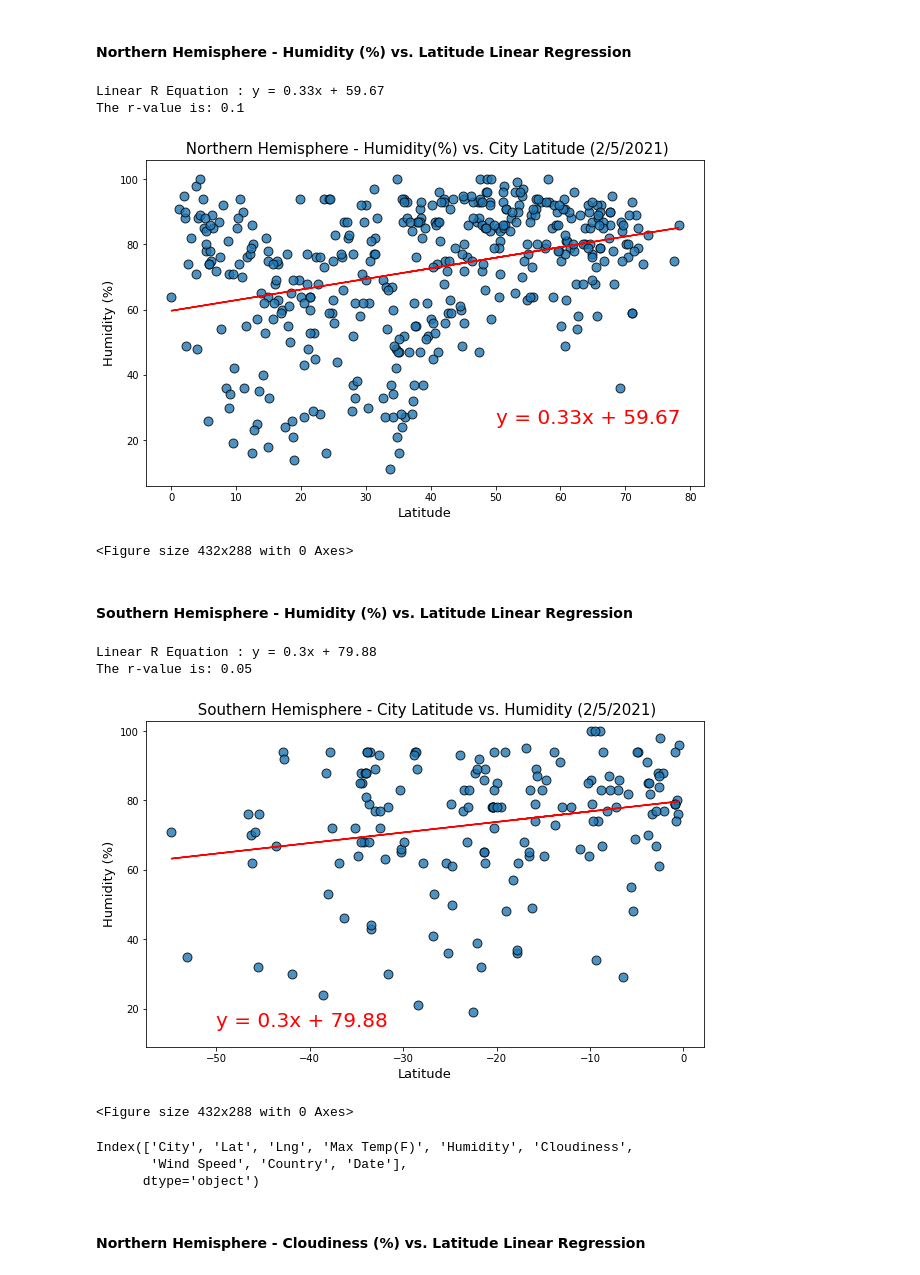
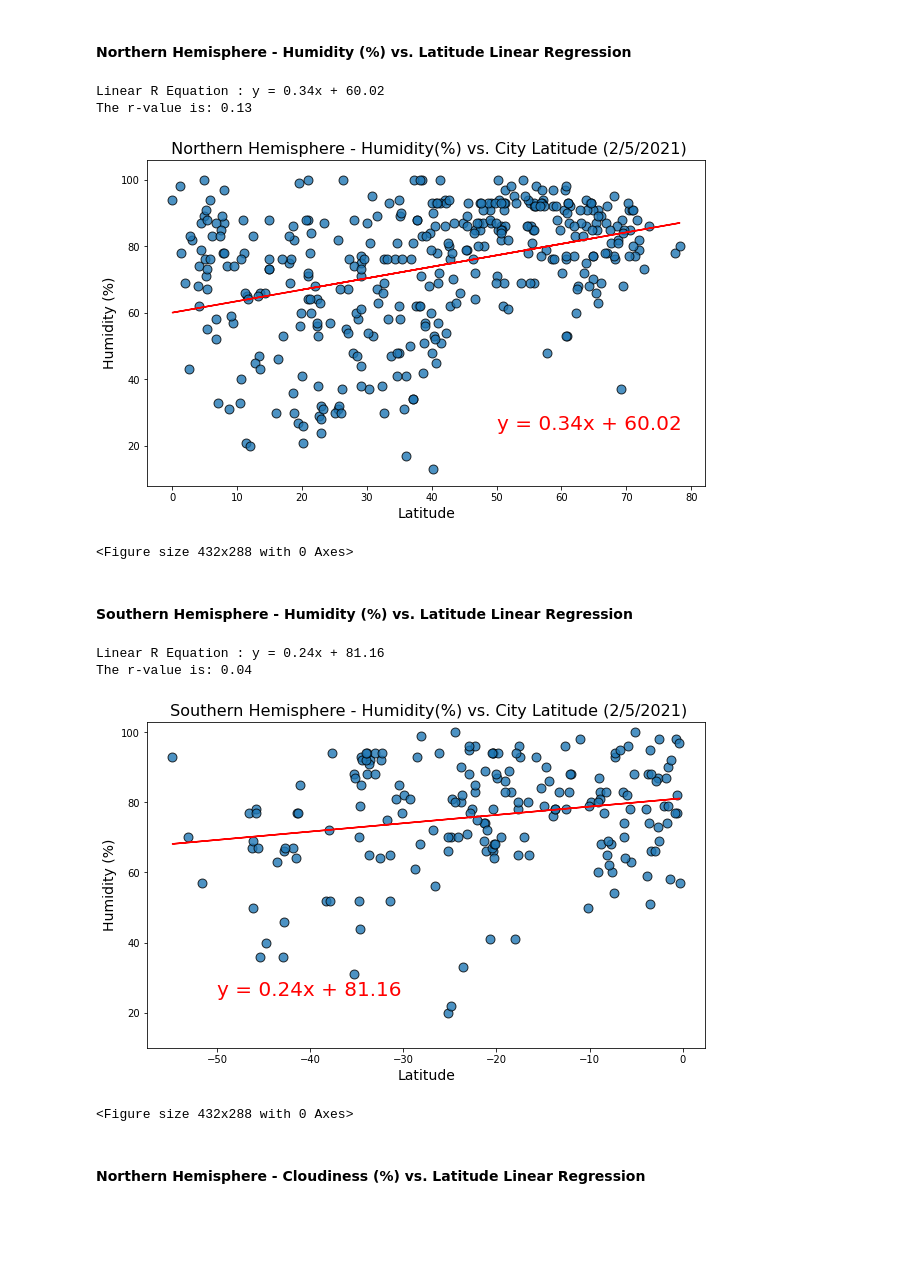
Before and after one commit to divya-gh/python-api-challenge, a Jupyter notebook: WeatherPy/WeatherPy.ipynb, the cells around one changed output. Cells and saved outputs as stored; diff of their text form; code cells hidden in the pictures; blank space fills up the shorter version.

```diff
--- a/WeatherPy/WeatherPy.ipynb
+++ b/WeatherPy/WeatherPy.ipynb
@@ -82,38 +84,39 @@ city_date = []
 print("Beginning Data Retrieval\n -----------------------------")
 
 for city in cities:
-    #Set counter for number of sets to return
-    if count % 50 == 0:
-            sets+=1
-
     # Build Final query URL
-    final_url = requote_uri(f"{base_url}appid={weather_api_key}&units={units}&q={city}")
-    #print(final_url)
+    final_url = requote_uri(f"{url}{city}")
 
     #Make API calls to each city
     response = requests.get(final_url).json()
+    #print(final_url)
+
+    print(f'Processing Record {count} of Set {sets} | {city}')
 
     #Since some data may be missing , use try-except to skip any that are missing a data point.
     try:
-        print(f'Processing Record {count} of Set {sets} | {city}')
-
         #Fetching 'weather data' from the 'json resonse' from the API call
-        max_temp.append(response['main']['temp_max'])
         city_name.append(response['name'])
         city_lat.append(response['coord']['lat'])
         city_lng.append(response['coord']['lon'])
+        max_temp.append(response['main']['temp_max'])
+        #print(response['main']['temp_max'])
         city_humidity.append(response['main']['humidity'])
         city_cloudiness.append(response['clouds']['all'])
         city_windspeed.append(response['wind']['speed'])
         country.append(response['sys']['country'])
         city_date.append(response['dt'])
-        #print(city_date)
-        #Incrementing city index
-        count+=1
 
     except KeyError:
         print("City not found. Skipping...")
-        count+=1 #increment city index after missing cities
+    count+=1  #increment city index after missing cities
+    #Set counter for number of sets to return
+    if count % 50 == 0:
+        sets+=1
+
+print('''-----------------------------
+      Data Retrieval Complete
+      -----------------------------''')
 # %% [output]
 Beginning Data Retrieval
  -----------------------------
@@ -364,10 +374,10 @@ def LR_Scatterplot(x, y, reg_value,line_eq, title, ylabel, ymin, ymax, lmin, lma
     plt.scatter(x,y , alpha=.8, s=80, edgecolor="black")
     plt.plot(x,reg_value,"r-")
     plt.annotate(line_eq,(lmin,max(y)+lmax),fontsize=20,color="red")
-    plt.title(title, fontsize = 15)
+    plt.title(title, fontsize = 16 , color ='black')
     plt.ylim(min(y) -ymin, max(y) +ymax)
-    plt.xlabel("Latitude" , fontsize = 13)
-    plt.ylabel(ylabel , fontsize = 13)
+    plt.xlabel("Latitude" , fontsize = 14 ,color ='black')
+    plt.ylabel(ylabel , fontsize = 14 , color ='black')
     plt.show()
     plt.tight_layout()
 # %%
@@ -490,8 +495,8 @@ rvalue_N_Humid , line_eq_N_Humid, regress_values_N_Humid= linarequation(x_axis_N
 print(f'Linear R Equation : {line_eq_N_Humid}')
 print(f"The r-value is: {round(rvalue_N_Humid**2,2)}")
 # %% [output]
-Linear R Equation : y = 0.33x + 59.67
-The r-value is: 0.1
+Linear R Equation : y = 0.34x + 60.02
+The r-value is: 0.13
 # %%
 #plotting scatter Northern Hemisphere - Humidity (%) vs. Latitude with Linear Regression
 #Set Title and Label for the pLot
@@ -516,7 +521,7 @@ scatterplot_N_Humid =  LR_Scatterplot(x_axis_NH_Humid,
                                       ymin_NHumid, ymax_NHumid,
                                       lmin_NHumid , lmax_NHumid )
 # %% [output]
-[figure, old version]
+[figure, new version]
 <Figure size 432x288 with 0 Axes>
 # %% [markdown]
 ####  Southern Hemisphere - Humidity (%) vs. Latitude Linear Regression
@@ -532,52 +537,34 @@ rvalue_S_Humid , line_eq_S_Humid, regress_values_S_Humid= linarequation(x_axis_S
 print(f'Linear R Equation : {line_eq_S_Humid}')
 print(f"The r-value is: {round(rvalue_S_Humid**2,2)}")
 # %% [output]
-Linear R Equation : y = 0.3x + 79.88
-The r-value is: 0.05
+Linear R Equation : y = 0.24x + 81.16
+The r-value is: 0.04
 # %%
 #plotting scatter Southern Hemisphere - Humidity (%) vs. Latitude with Linear Regression
 #Set Title and Label for the pLot
-title_SHumid = f" Southern Hemisphere - City Latitude vs. Humidity ({date})"
+title_SHumid = f" Southern Hemisphere - Humidity(%) vs. City Latitude ({date})"
 ylabel_SHumid = "Humidity (%)"
 
 #Set ylim minimum
 ymin_SHumid = 10
 ymax_SHumid = 3
 
 #set annotation limit
 lmin_SHumid =-50
-lmax_SHumid =-85
+lmax_SHumid =-75
 
 #Call the function for plotting
 scatterplot_S_Humid =  LR_Scatterplot(x_axis_SH_Humid,
                                       y_axis_SH_humid ,
                                       regress_values_S_Humid,
                                       line_eq_S_Humid,
                                       title_SHumid,
                                       ylabel_SHumid,
                                       ymin_SHumid, ymax_SHumid,
                                       lmin_SHumid , lmax_SHumid )
 # %% [output]
-[figure, old version]
+[figure, new version]
 <Figure size 432x288 with 0 Axes>
-# %%
-#Scatter plot with LR equation
-'''def LR_Scatterplot(x, y, reg_value,line_eq, title, ylabel, ymin, ymax, lmin, lmax):
-    plt.figure(figsize=(10,6))
-    plt.scatter(x,y , alpha=.8, s=80, edgecolor="black")
-    plt.plot(x,reg_value,"r-")
-    plt.annotate(line_eq,(lmin,max(y)+lmax),fontsize=20,color="red")
-    plt.grid()
-    plt.title(title, fontsize = 15)
-    plt.ylim(min(y) -ymin, max(y) +ymax)
-    plt.xlabel("Latitude" , fontsize = 13)
-    plt.ylabel(ylabel , fontsize = 13)
-    plt.show()
-    plt.tight_layout()'''
-# %% [output]
-Index(['City', 'Lat', 'Lng', 'Max Temp(F)', 'Humidity', 'Cloudiness',
-       'Wind Speed', 'Country', 'Date'],
-      dtype='object')
 # %% [markdown]
 ####  Northern Hemisphere - Cloudiness (%) vs. Latitude Linear Regression
 # %%
```
Also changed, not shown: parts of 27 cells of this notebook.
